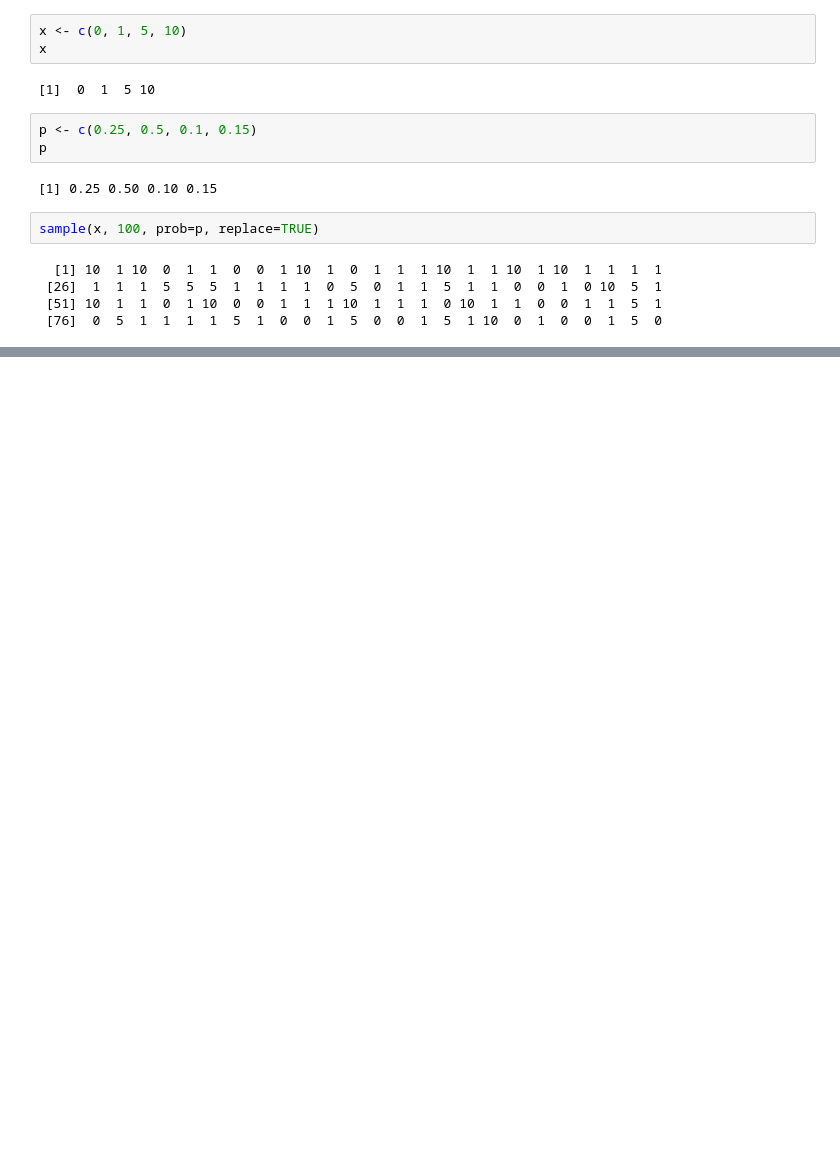
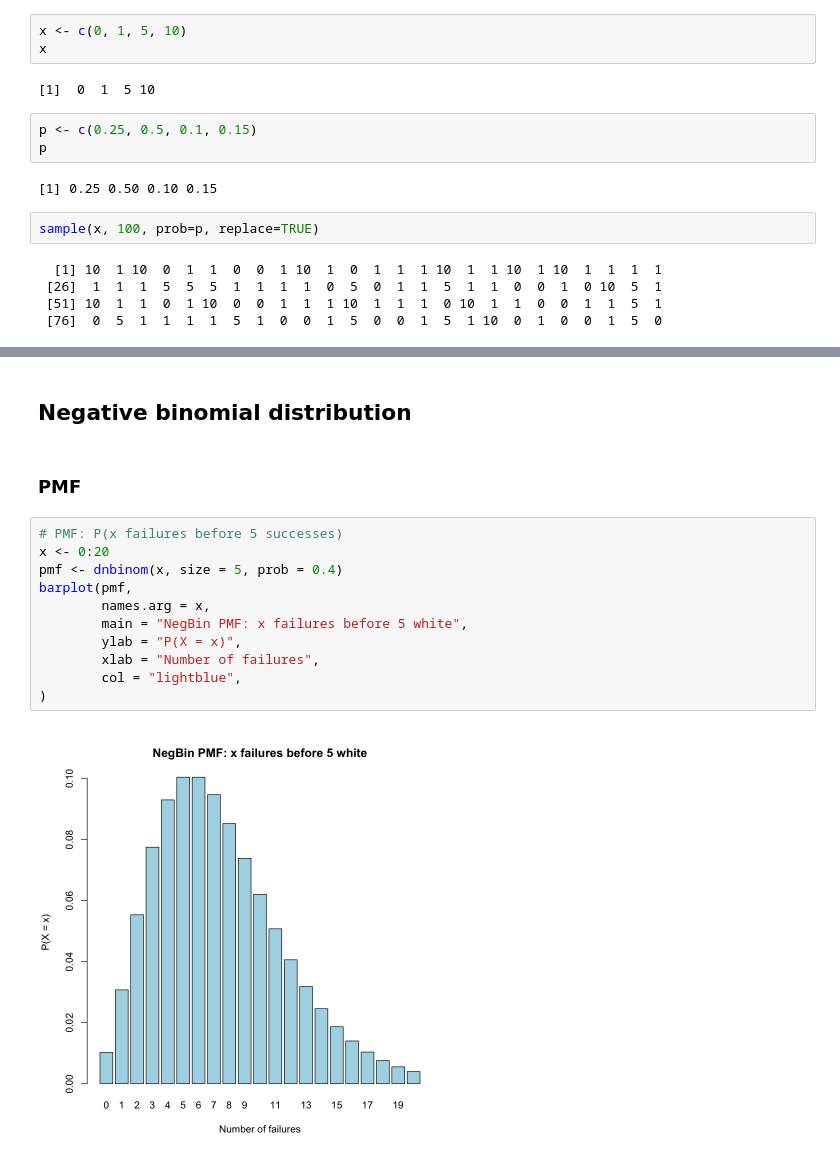
Before and after one commit to stevenferrer/jnb, a Jupyter notebook: stat110/distributions.ipynb, the cells around one changed output, grey strips where cells are left out. Cells and saved outputs as stored; diff of their text form; blank space fills up the shorter version.

```diff
--- a/stat110/distributions.ipynb
+++ b/stat110/distributions.ipynb
@@ -136,0 +187,17 @@ sample(x, 100, prob=p, replace=TRUE)
+# %% [markdown]
+## Negative binomial distribution
+# %% [markdown]
+### PMF
+# %%
+# PMF: P(x failures before 5 successes)
+x <- 0:20
+pmf <- dnbinom(x, size = 5, prob = 0.4)
+barplot(pmf,
+        names.arg = x,
+        main = "NegBin PMF: x failures before 5 white",
+        ylab = "P(X = x)",
+        xlab = "Number of failures",
+        col = "lightblue",
+)
+# %% [output]
+[figure, added]
```
Also changed, not shown: parts of 18 cells of this notebook.
